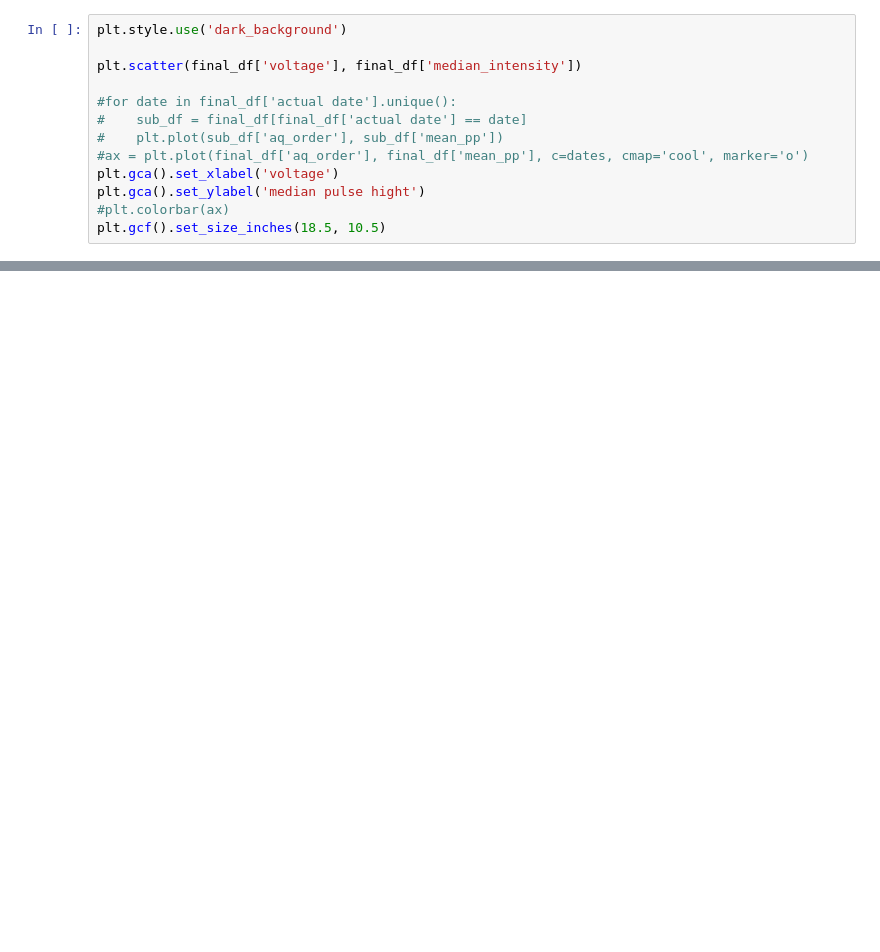
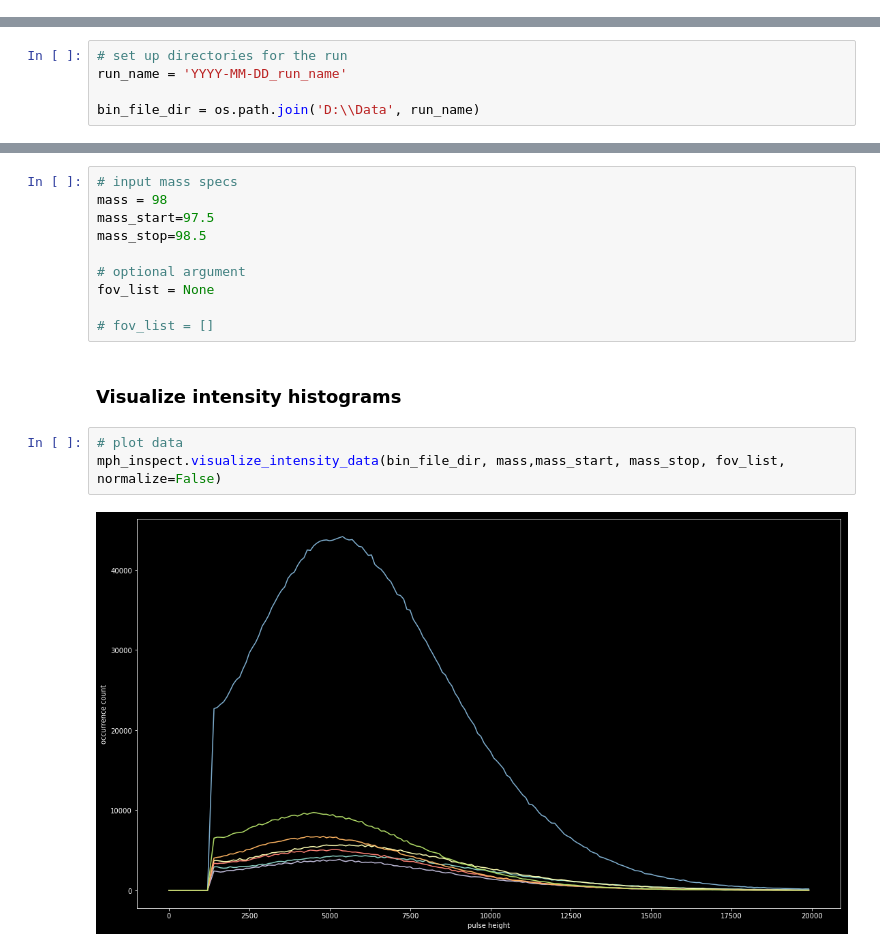
Before and after one commit to angelolab/toffy, a Jupyter notebook: templates/compute_pulse_heights.ipynb, the cells around one changed output, grey strips where cells are left out. Saved outputs shown, nothing was run; the diff lists cells and outputs as text; blank space fills up the shorter version.

```diff
--- a/templates/compute_pulse_heights.ipynb
+++ b/templates/compute_pulse_heights.ipynb
@@ -88,13 +0,0 @@ final_df.to_csv(os.path.join(base_dir, 'mph_counts.csv'))
-# %%
-plt.style.use('dark_background')
-
-plt.scatter(final_df['voltage'], final_df['median_intensity'])
-
-#for date in final_df['actual date'].unique():
-#    sub_df = final_df[final_df['actual date'] == date]
-#    plt.plot(sub_df['aq_order'], sub_df['mean_pp'])
-#ax = plt.plot(final_df['aq_order'], final_df['mean_pp'], c=dates, cmap='cool', marker='o')
-plt.gca().set_xlabel('voltage')
-plt.gca().set_ylabel('median pulse hight')
-#plt.colorbar(ax)
-plt.gcf().set_size_inches(18.5, 10.5)
@@ -141,0 +15,5 @@ plt.gcf().set_size_inches(18.5, 10.5)
+# %%
+# set up directories for the run
+run_name = 'YYYY-MM-DD_run_name'
+
+bin_file_dir = os.path.join('D:\\Data', run_name)
@@ -141,0 +27,17 @@ plt.gcf().set_size_inches(18.5, 10.5)
+# %%
+# input mass specs
+mass = 98
+mass_start=97.5
+mass_stop=98.5
+
+# optional argument
+fov_list = None
+
+# fov_list = []
+# %% [markdown]
+### Visualize intensity histograms
+# %%
+# plot data
+mph_inspect.visualize_intensity_data(bin_file_dir, mass,mass_start, mass_stop, fov_list, normalize=False)
+# %% [output]
+[figure, added]
```
Also changed, not shown: parts of 14 cells of this notebook, 2 other files.
